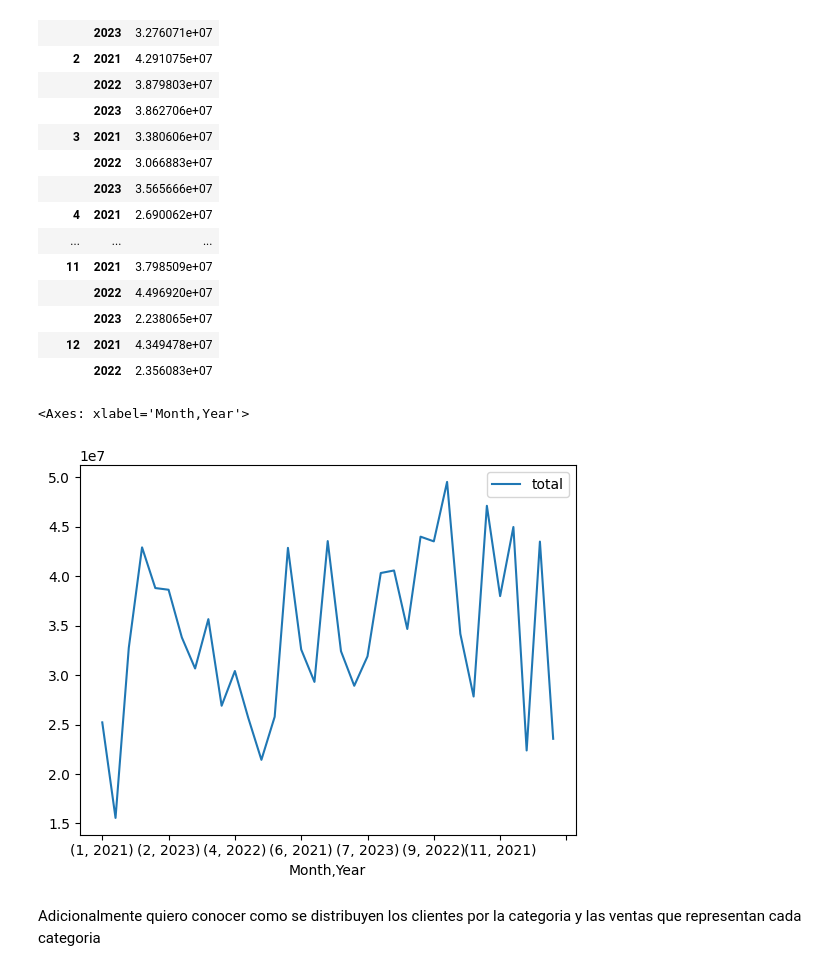
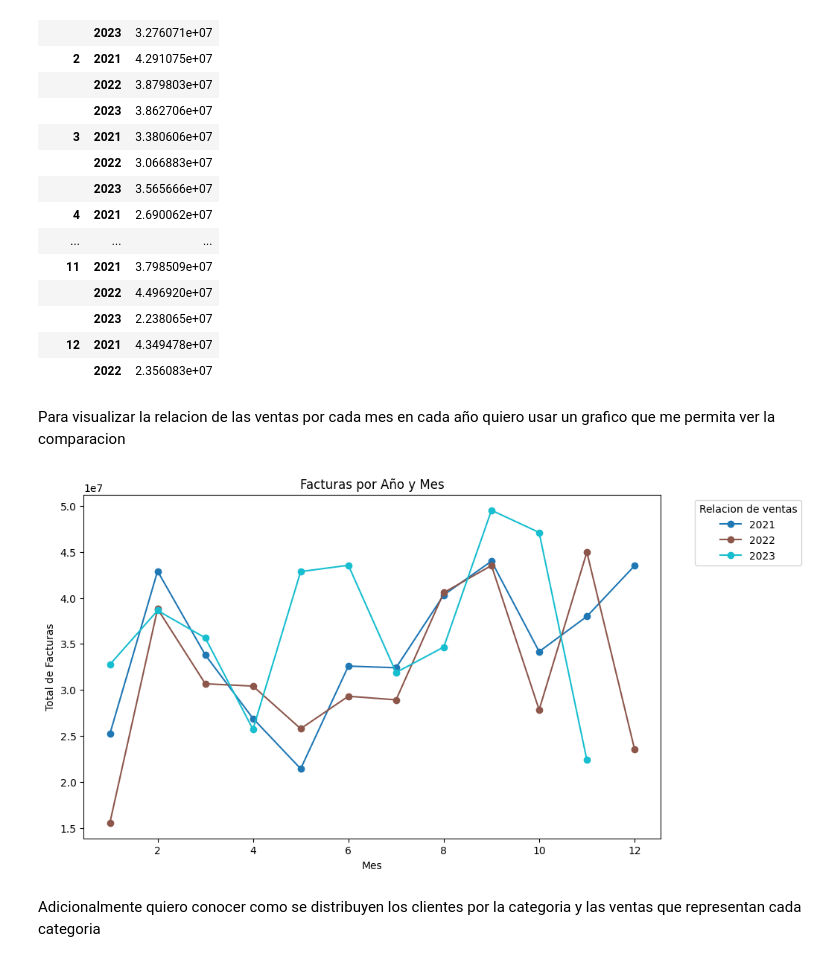
Before and after one commit to estefania312/proyecto_final, a Jupyter notebook: ventasV2.ipynb, the cells around one changed output. Drawn from its saved outputs; the diff is of its cells as text; code cells hidden in the pictures.

```diff
--- a/ventasV2.ipynb
+++ b/ventasV2.ipynb
@@ -472,12 +472,23 @@ df_factura_edav2.groupby(['Month', 'Year']).agg({'total': sum})
 | 12 | 2021 | 4.349478e+07 |
 |  | 2022 | 2.356083e+07 |
 # %%
-facturas_años = df_factura_edav2.groupby(['Month', 'Year']).agg({'total': sum})
+facturas_años = df_factura_edav2.groupby(['Month', 'Year']).agg({'total': 'sum'}).reset_index()
-# %%
-facturas_años.plot()
-# %% [output]
-<Axes: xlabel='Month,Year'>
-[figure, removed]
+# %% [markdown]
+Para visualizar la relacion de las ventas por cada mes en cada año quiero usar un grafico que me permita ver la comparacion
+# %%
+
+fig, ax = plt.subplots(figsize=(10, 6))
+colores = plt.cm.get_cmap('tab10', len(facturas_años['Year'].unique()))
+for i, (year, group) in enumerate(facturas_años.groupby('Year')):
+    color = colores(i)
+    ax.plot(group['Month'], group['total'], label=str(year), color=color, marker='o')
+ax.set_xlabel('Mes')
+ax.set_ylabel('Total de Facturas')
+ax.set_title('Facturas por Año y Mes')
+ax.legend(title='Relacion de ventas', bbox_to_anchor=(1.05, 1), loc='upper left')
+plt.show()
+# %% [output]
+[figure, added]
 # %% [markdown]
 Adicionalmente quiero conocer como se distribuyen los clientes por la categoria y las ventas que representan cada categoria
 # %%
```
Also changed, not shown: parts of 20 cells of this notebook.
